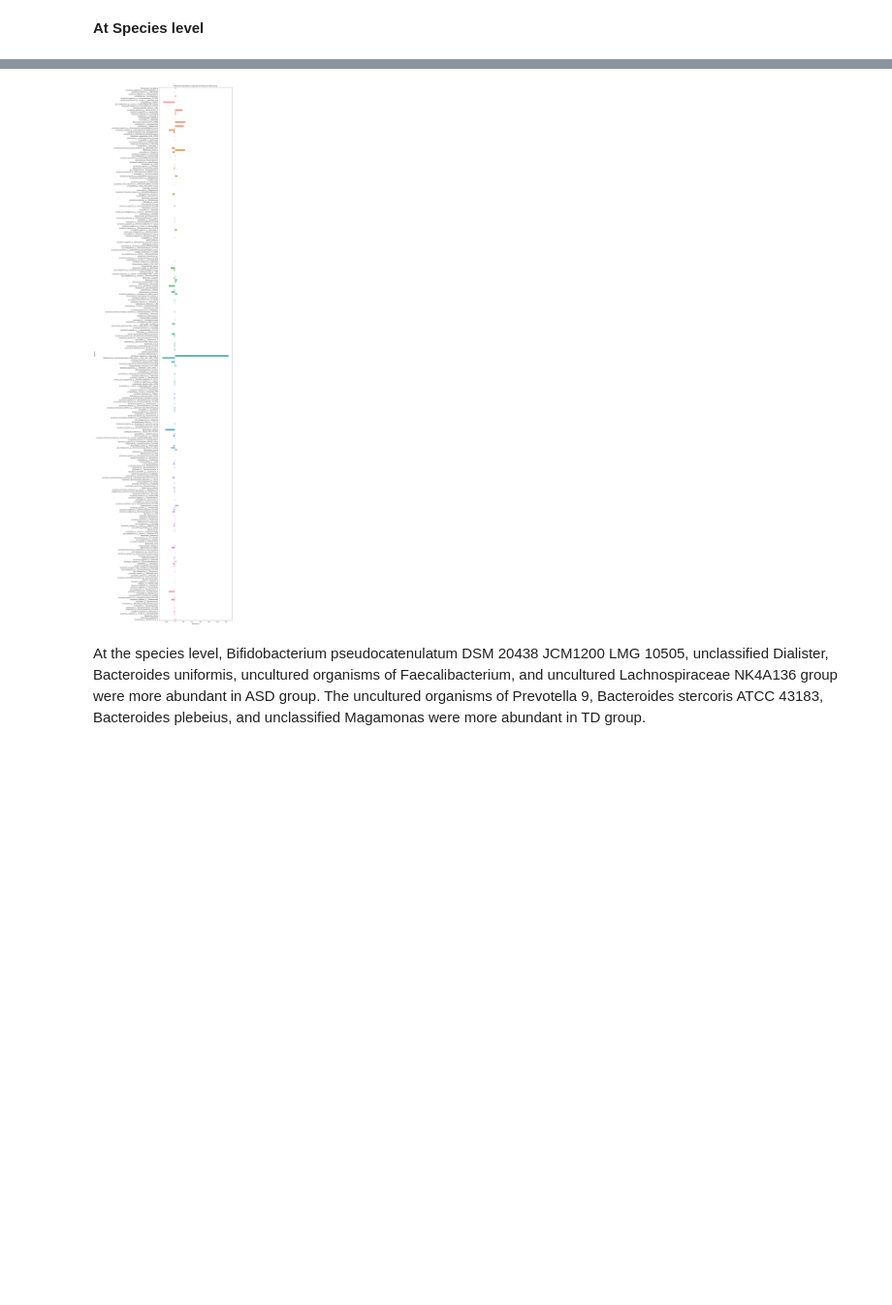
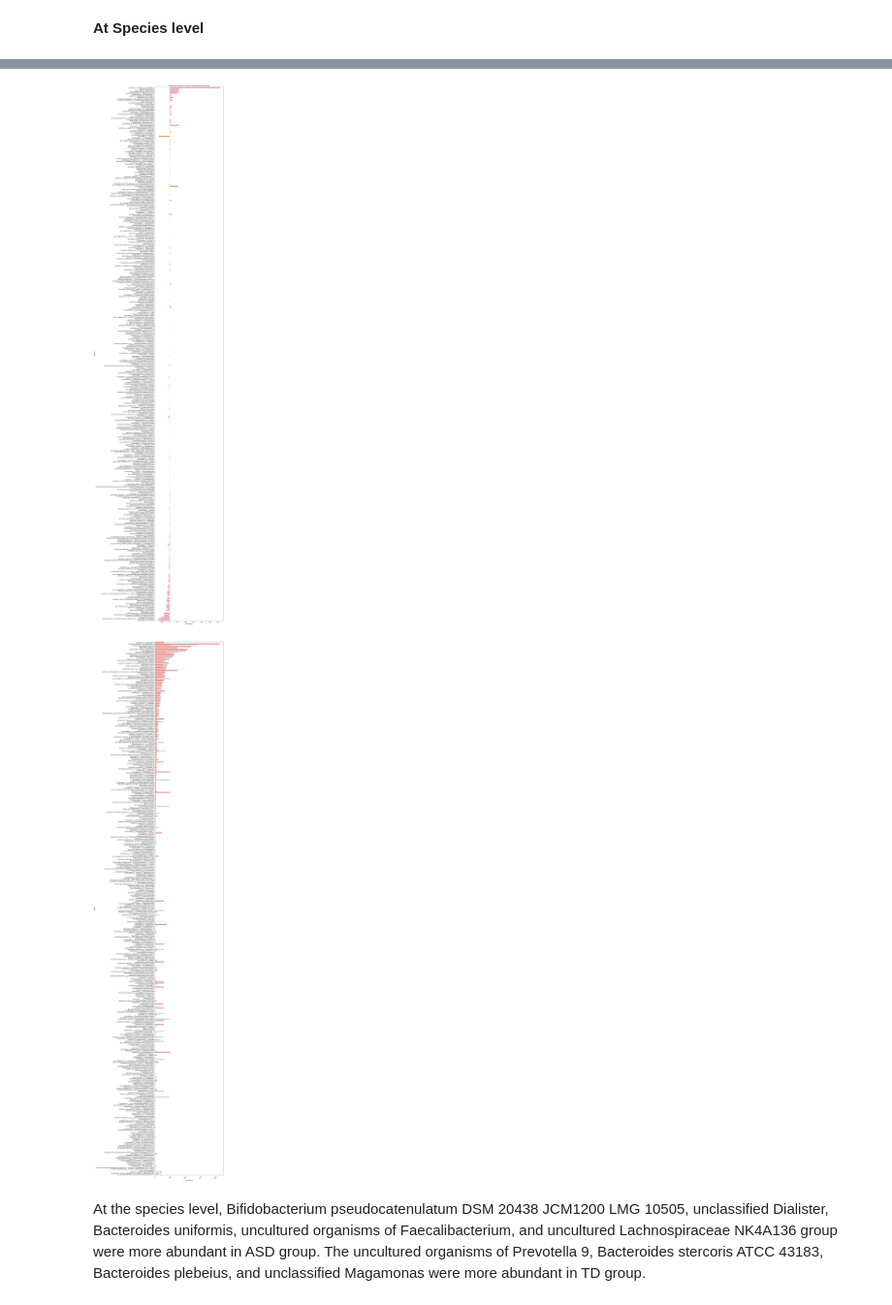
Before and after one commit to data301-2021-summer2/project-group45-project, a Jupyter notebook: analysis/Tara/milestone2/data_analysis.ipynb, the cells around one changed output, grey strips where cells are left out. Shown at 97% size. Cells and saved outputs as stored; diff of their text form; code cells hidden in the pictures; blank space fills up the shorter version.

```diff
--- a/analysis/Tara/milestone2/data_analysis.ipynb
+++ b/analysis/Tara/milestone2/data_analysis.ipynb
@@ -453,19 +558,34 @@ dfS
 # %%
 #bacteria abundance at Species level
-fig, ax = plt.subplots(figsize = (10, 75))
+fig, ax = plt.subplots(figsize = (10, 80))
 
-PF = sns.barplot(y='Species', x='TD_ASDdiff', data=df, ci=None)
+PF = sns.barplot(y='Species', x='TD_ASDdiff', data=df, ci=None, order=df.sort_values('TD_ASDdiff', ascending = False).Species)
 
 # pF = sns.countplot(y='Species', data=df, hue='Positive',)
 
 plt.title('The bacteria abundance in typically developing and ASD groups')
 plt.ylabel('Species', fontsize=11)
 plt.xlabel('Abundance', fontsize=11)
 # plt.legend(title="Group", labels=["ASD", "TD"], loc='lower right')
 ax.yaxis.set_tick_params(labelsize='large')
 plt.show()
+
+fig, ax = plt.subplots(figsize = (10, 80))
+b1 = sns.barplot(y='Species', x='ASDmean', data=df, ci=None, color='lightblue', order=df.sort_values('ASDmean', ascending=False).Species)
+b2= sns.barplot(y='Species', x='TDmean', data=df, ci=None, color='salmon', order=df.sort_values('TDmean', ascending=False).Species)
+
+locs, labels = plt.xticks()
+plt.setp(labels, rotation=45, fontsize='large')
+plt.xlabel('Abundance', fontsize=11)
+plt.ylabel('Species', fontsize=11)
+top_bar = mpatches.Patch(color="lightblue", label='ASD')
+bottom_bar = mpatches.Patch(color='salmon', label='TD')
+plt.legend(handles=[top_bar, bottom_bar])
+ax.yaxis.set_tick_params(labelsize='large')
+plt.show()
 # %% [output]
-[figure, old version]
+[figure, new version]
+[figure, added]
 # %% [markdown]
 At the species level, Bifidobacterium pseudocatenulatum DSM 20438 JCM1200 LMG 10505, unclassified Dialister, Bacteroides uniformis, uncultured organisms of Faecalibacterium, and uncultured Lachnospiraceae NK4A136 group were more abundant in ASD group. The uncultured organisms of Prevotella 9, Bacteroides stercoris ATCC 43183, Bacteroides plebeius, and unclassified Magamonas were more abundant in TD group.
 # %% [markdown]
```
Also changed, not shown: parts of 12 cells of this notebook, 2 other files.
